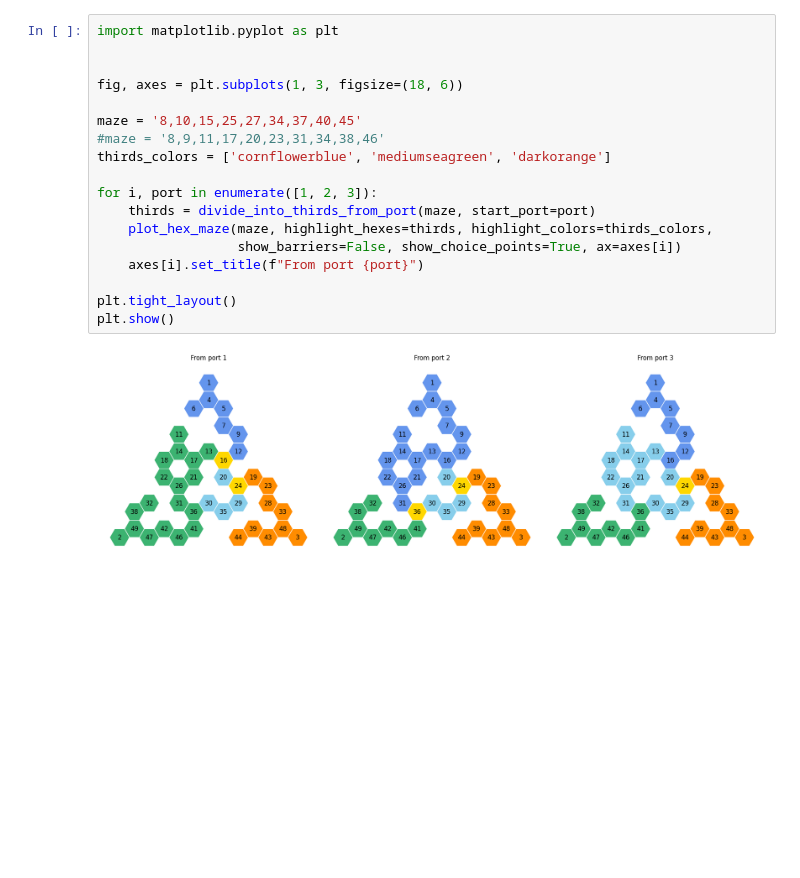
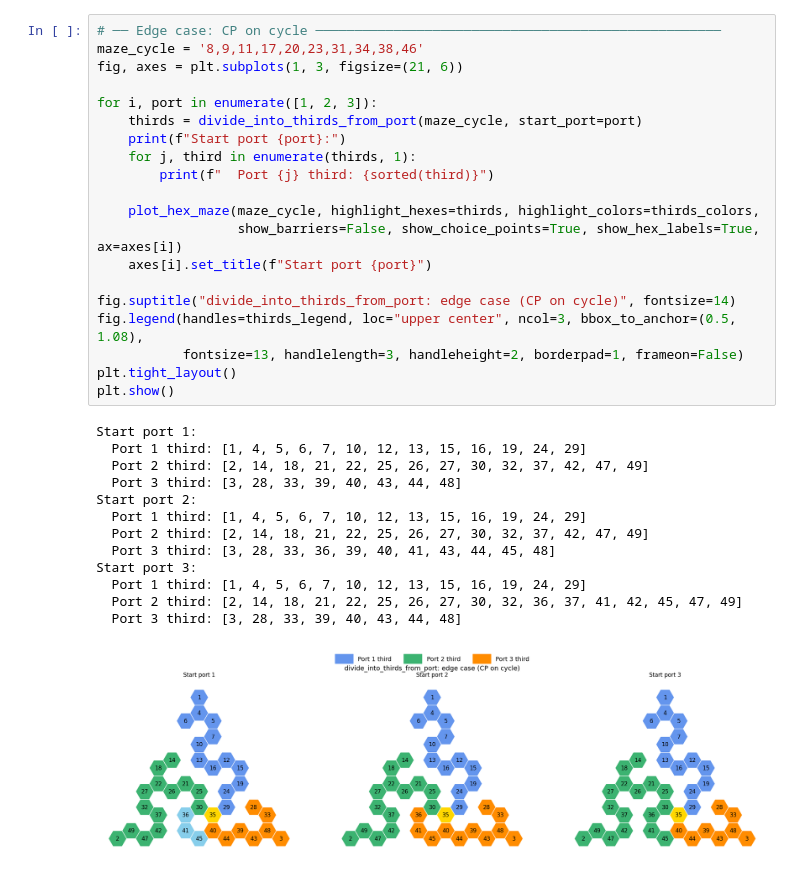
Before and after one commit to calderast/Hex-maze, a Jupyter notebook: Tutorials/13_Classify_Maze_Hexes.ipynb, the cells around one changed output. Drawn from its saved outputs; the diff is of its cells as text; blank space fills up the shorter version.

```diff
--- a/Tutorials/13_Classify_Maze_Hexes.ipynb
+++ b/Tutorials/13_Classify_Maze_Hexes.ipynb
@@ -47,20 +231,34 @@ print(get_path_independent_hexes_to_port(maze,3))
 # %%
-import matplotlib.pyplot as plt
-
-
-fig, axes = plt.subplots(1, 3, figsize=(18, 6))
-
-maze = '8,10,15,25,27,34,37,40,45'
-#maze = '8,9,11,17,20,23,31,34,38,46'
-thirds_colors = ['cornflowerblue', 'mediumseagreen', 'darkorange']
+# ── Edge case: CP on cycle ────────────────────────────────────────────────────
+maze_cycle = '8,9,11,17,20,23,31,34,38,46'
+fig, axes = plt.subplots(1, 3, figsize=(21, 6))
 
 for i, port in enumerate([1, 2, 3]):
-    thirds = divide_into_thirds_from_port(maze, start_port=port)
-    plot_hex_maze(maze, highlight_hexes=thirds, highlight_colors=thirds_colors,
-                  show_barriers=False, show_choice_points=True, ax=axes[i])
-    axes[i].set_title(f"From port {port}")
+    thirds = divide_into_thirds_from_port(maze_cycle, start_port=port)
+    print(f"Start port {port}:")
+    for j, third in enumerate(thirds, 1):
+        print(f"  Port {j} third: {sorted(third)}")
 
+    plot_hex_maze(maze_cycle, highlight_hexes=thirds, highlight_colors=thirds_colors,
+                  show_barriers=False, show_choice_points=True, show_hex_labels=True, ax=axes[i])
+    axes[i].set_title(f"Start port {port}")
+
+fig.suptitle("divide_into_thirds_from_port: edge case (CP on cycle)", fontsize=14)
+fig.legend(handles=thirds_legend, loc="upper center", ncol=3, bbox_to_anchor=(0.5, 1.08),
+           fontsize=13, handlelength=3, handleheight=2, borderpad=1, frameon=False)
 plt.tight_layout()
 plt.show()
 # %% [output]
+Start port 1:
+  Port 1 third: [1, 4, 5, 6, 7, 10, 12, 13, 15, 16, 19, 24, 29]
+  Port 2 third: [2, 14, 18, 21, 22, 25, 26, 27, 30, 32, 37, 42, 47, 49]
+  Port 3 third: [3, 28, 33, 39, 40, 43, 44, 48]
+Start port 2:
+  Port 1 third: [1, 4, 5, 6, 7, 10, 12, 13, 15, 16, 19, 24, 29]
+  Port 2 third: [2, 14, 18, 21, 22, 25, 26, 27, 30, 32, 37, 42, 47, 49]
+  Port 3 third: [3, 28, 33, 36, 39, 40, 41, 43, 44, 45, 48]
+Start port 3:
+  Port 1 third: [1, 4, 5, 6, 7, 10, 12, 13, 15, 16, 19, 24, 29]
+  Port 2 third: [2, 14, 18, 21, 22, 25, 26, 27, 30, 32, 36, 37, 41, 42, 45, 47, 49]
+  Port 3 third: [3, 28, 33, 39, 40, 43, 44, 48]
-[figure, old version]
+[figure, new version]
```
Also changed, not shown: parts of 15 cells of this notebook.
